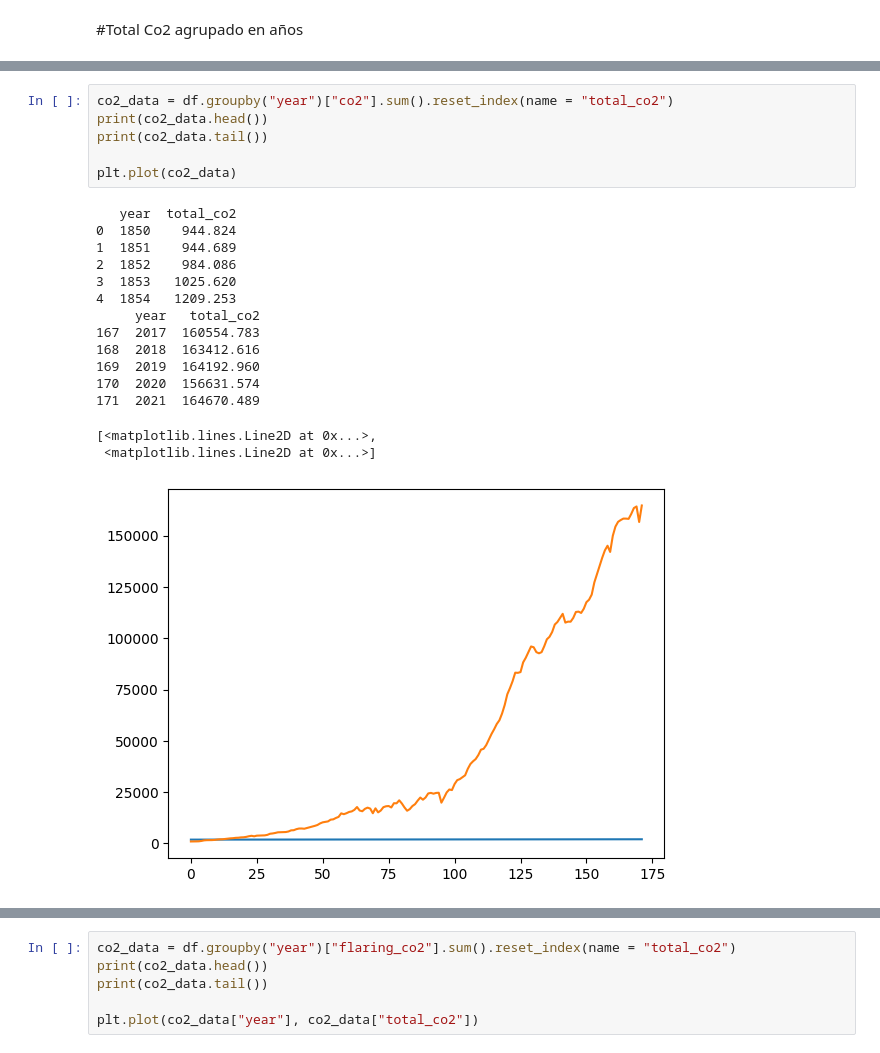
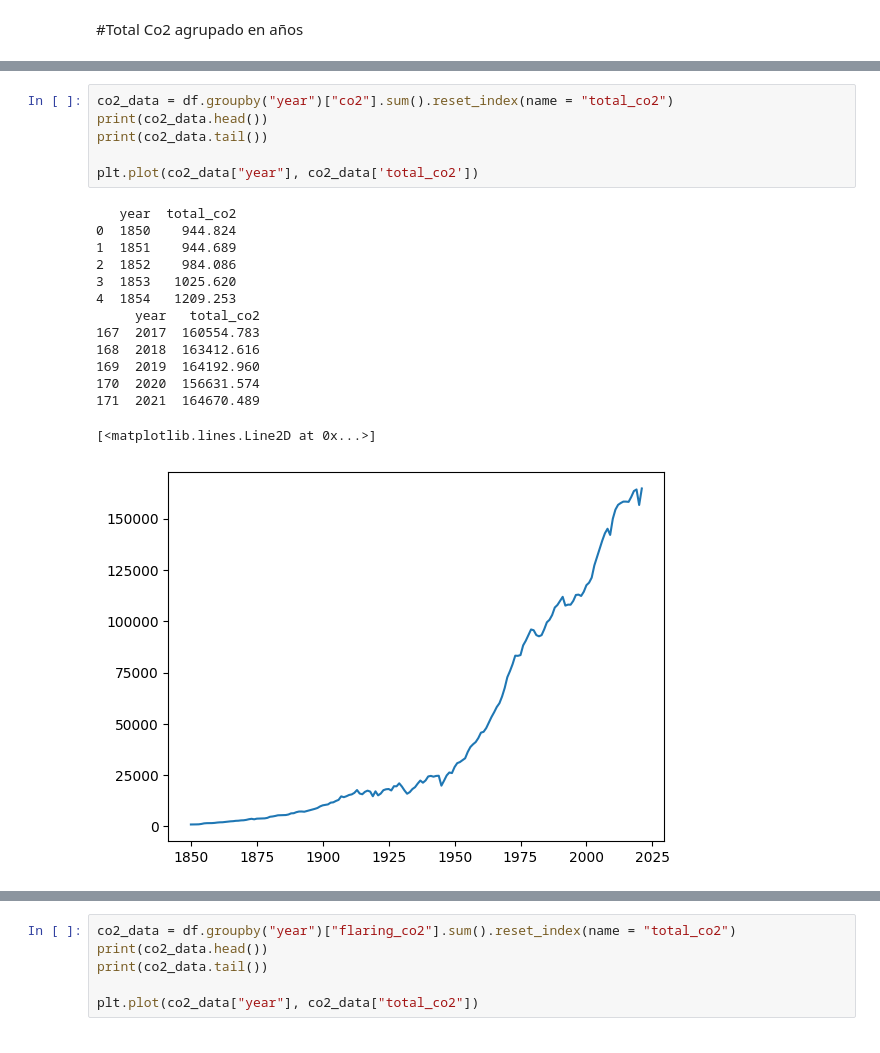
Before and after one commit to Sergio0602/Project-2--EDA, a Jupyter notebook: co2EDA.ipynb, the cells around one changed output, grey strips where cells are left out. Cells and saved outputs as stored; diff of their text form.

```diff
--- a/co2EDA.ipynb
+++ b/co2EDA.ipynb
@@ -94,22 +205,21 @@ print(co2_zeros)
 # %%
 co2_data = df.groupby("year")["co2"].sum().reset_index(name = "total_co2")
 print(co2_data.head())
 print(co2_data.tail())
 
-plt.plot(co2_data)
+plt.plot(co2_data["year"], co2_data['total_co2'])
 # %% [output]
    year  total_co2
 0  1850    944.824
 1  1851    944.689
 2  1852    984.086
 3  1853   1025.620
 4  1854   1209.253
      year   total_co2
 167  2017  160554.783
 168  2018  163412.616
 169  2019  164192.960
 170  2020  156631.574
 171  2021  164670.489
-[<matplotlib.lines.Line2D at 0x...>,
- <matplotlib.lines.Line2D at 0x...>]
+[<matplotlib.lines.Line2D at 0x...>]
-[figure, old version]
+[figure, new version]
```
Also changed, not shown: parts of 13 cells of this notebook, 3 other files.
